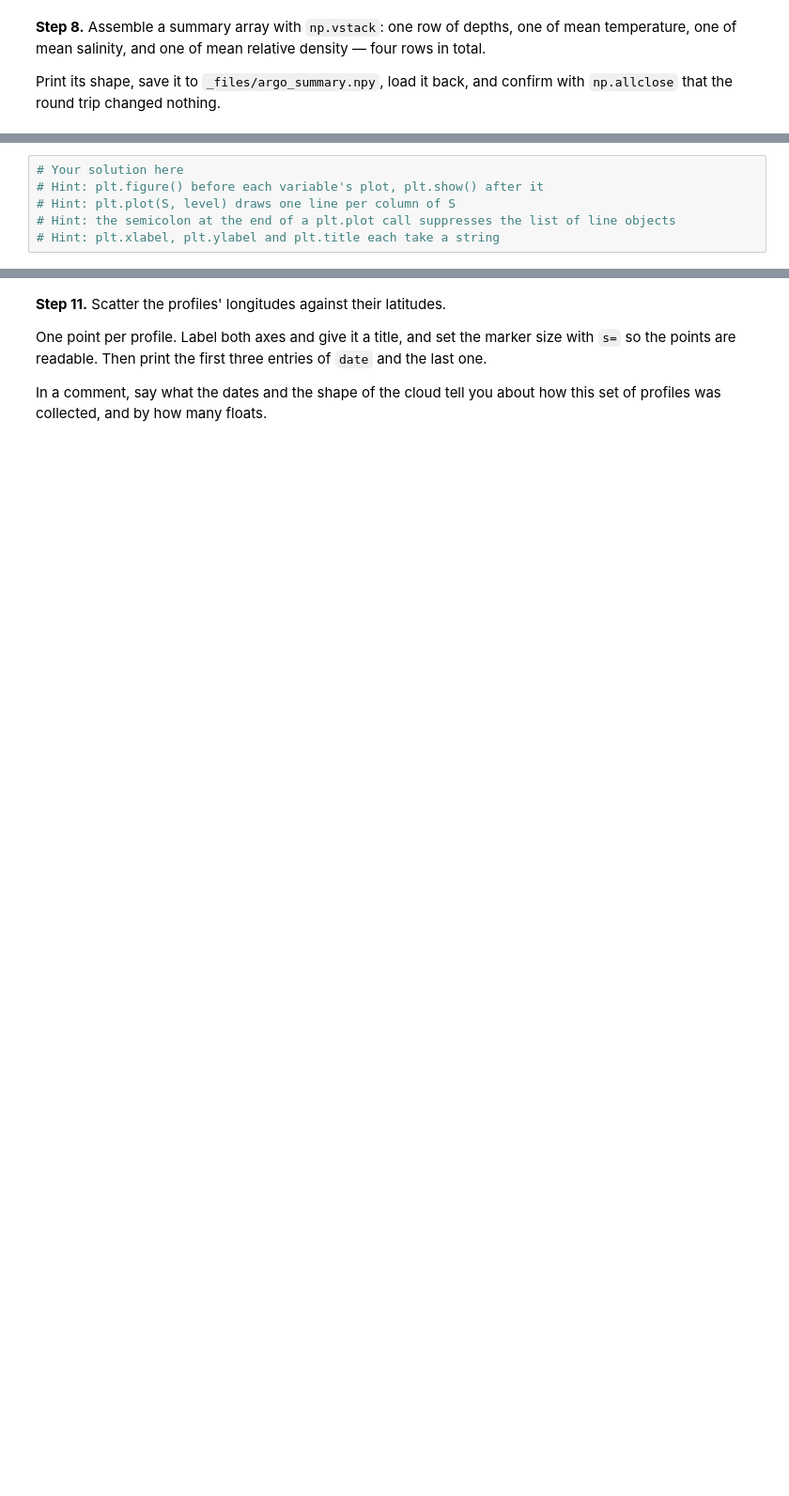
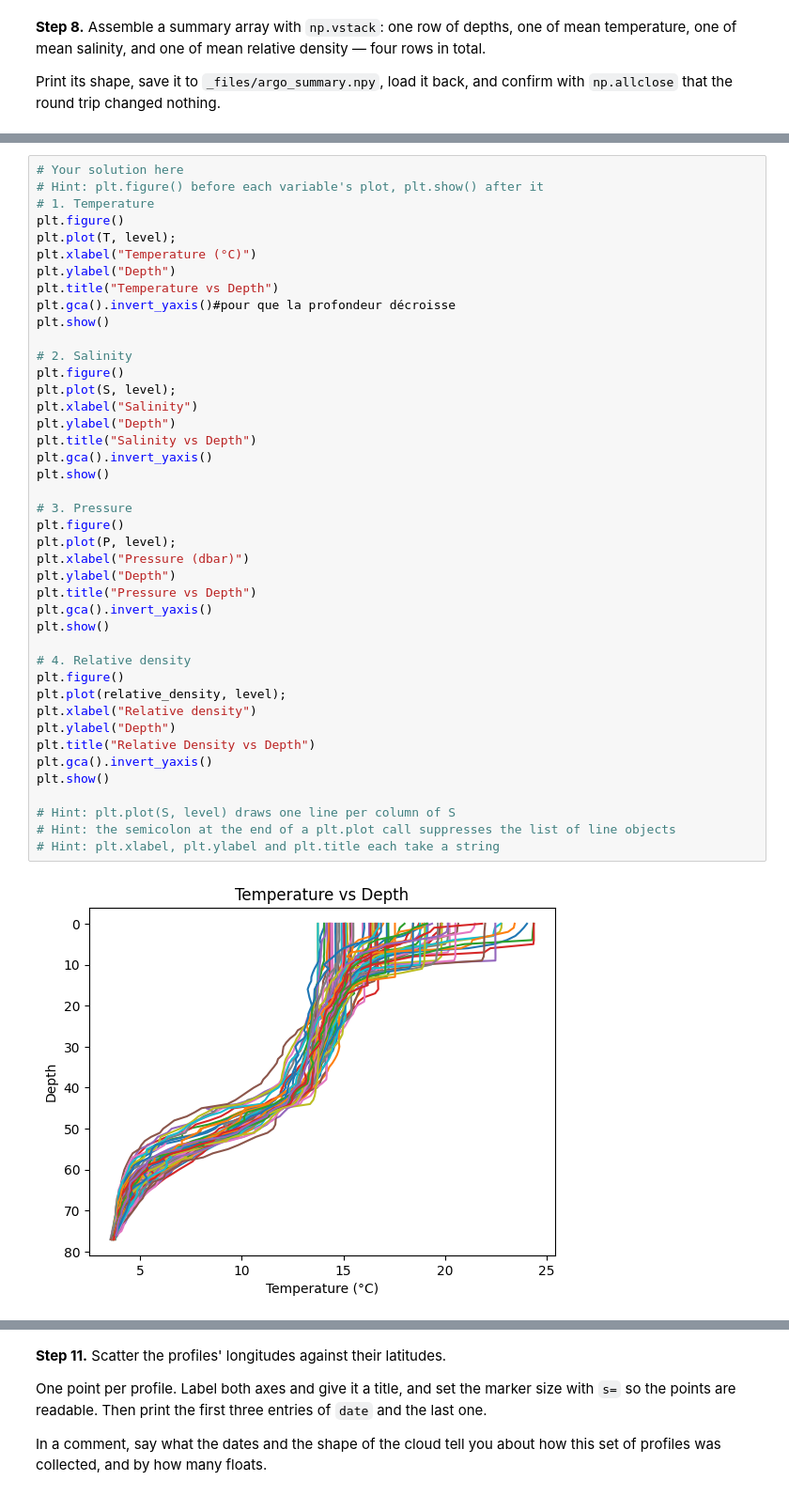
Before and after one commit to Pantinkraitre/2026_Intro_Python, a Jupyter notebook: live/part-I/1.3-numpy-environmental-exercises.ipynb, the cells around one changed output, grey strips where cells are left out. Shown at 94% size. Drawn from its saved outputs; the diff is of its cells as text; blank space fills up the shorter version.

```diff
--- a/live/part-I/1.3-numpy-environmental-exercises.ipynb
+++ b/live/part-I/1.3-numpy-environmental-exercises.ipynb
@@ -282,6 +341,44 @@ It will look messy, because 75 profiles are drawn on top of each other.
 # %%
 # Your solution here
 # Hint: plt.figure() before each variable's plot, plt.show() after it
+# 1. Temperature
+plt.figure()
+plt.plot(T, level);
+plt.xlabel("Temperature (°C)")
+plt.ylabel("Depth")
+plt.title("Temperature vs Depth")
+plt.gca().invert_yaxis()#pour que la profondeur décroisse
+plt.show()
+
+# 2. Salinity
+plt.figure()
+plt.plot(S, level);
+plt.xlabel("Salinity")
+plt.ylabel("Depth")
+plt.title("Salinity vs Depth")
+plt.gca().invert_yaxis()
+plt.show()
+
+# 3. Pressure
+plt.figure()
+plt.plot(P, level);
+plt.xlabel("Pressure (dbar)")
+plt.ylabel("Depth")
+plt.title("Pressure vs Depth")
+plt.gca().invert_yaxis()
+plt.show()
+
+# 4. Relative density
+plt.figure()
+plt.plot(relative_density, level);
+plt.xlabel("Relative density")
+plt.ylabel("Depth")
+plt.title("Relative Density vs Depth")
+plt.gca().invert_yaxis()
+plt.show()
+
 # Hint: plt.plot(S, level) draws one line per column of S
 # Hint: the semicolon at the end of a plt.plot call suppresses the list of line objects
 # Hint: plt.xlabel, plt.ylabel and plt.title each take a string
+# %% [output]
+[figure, added]
```
Also changed, not shown: parts of 10 cells of this notebook.
